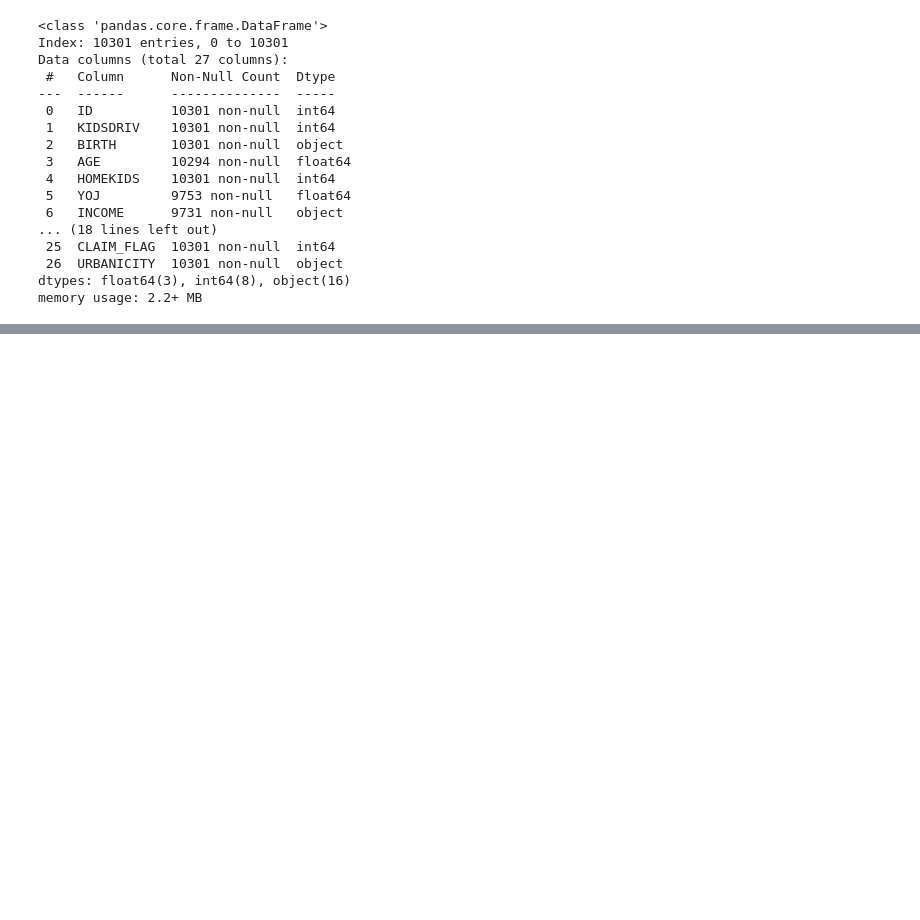
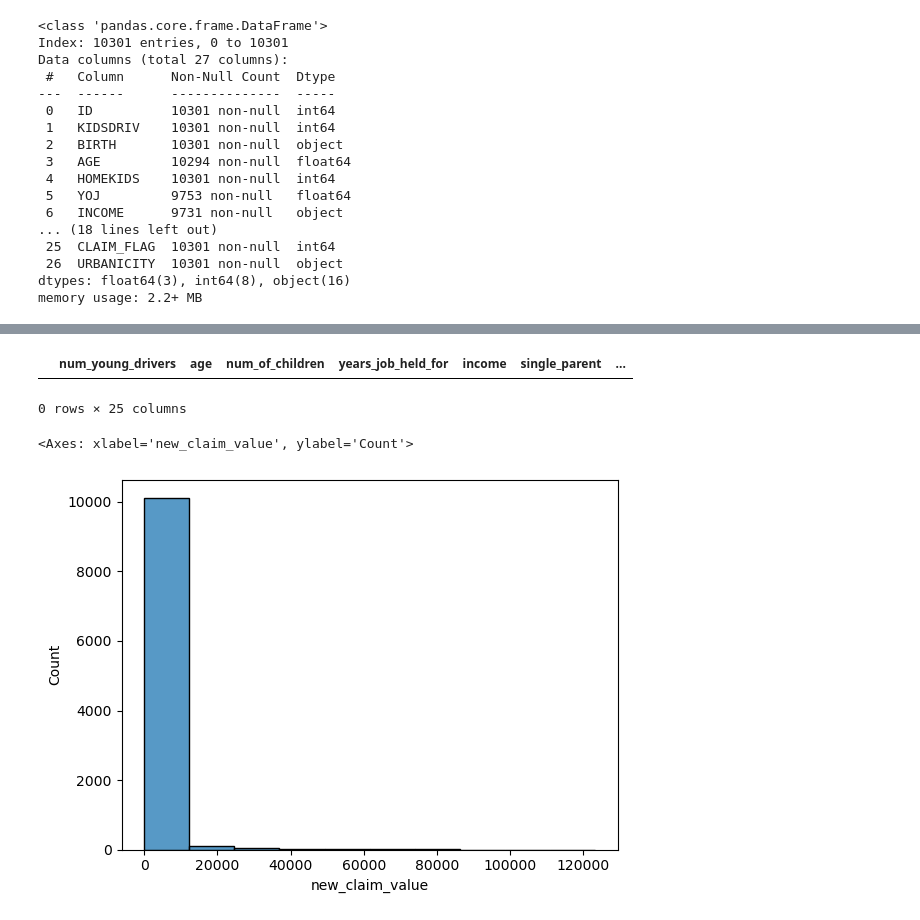
Before and after one commit to overduality/car_insurance, a Jupyter notebook: data_read.ipynb, the cells around one changed output, grey strips where cells are left out. Cells and saved outputs as stored; diff of their text form; code cells hidden in the pictures; blank space fills up the shorter version.

```diff
--- a/data_read.ipynb
+++ b/data_read.ipynb
@@ -86,5 +91,16 @@ data_df.head()
 # %%
 currency_cols = ['income', 'value_of_home', 'vehicle_value', '5_year_total_claims_value', 'new_claim_value']
 
-for col in currency_cols:
-    data_df[col] = data_df[col].replace('[\\$,]', '', regex=True).astype(int64)
+def format_currency_data_cols(data_df, cols):
+        for col in currency_cols:
+            data_df[col] = data_df[col].replace('[\\$,]', '', regex=True).astype('Int64')
+        return data_df
+
+data_df = format_currency_data_cols(data_df, currency_cols)
+# %%
+cols_with_z_prefix = []
+
+for col in data_df.columns:
+    if data_df[col].dtype == 'object':
+        if data_df[col].str.startswith('z_').any():
+            cols_with_z_prefix.append(col)
@@ -90,0 +116,7 @@ for col in currency_cols:
+# %%
+def drop_z_prefix_cols(data_df, cols):
+    for col in cols:
+        data_df[col] = data_df[col].replace('[z_]', '', regex = True)
+    return data_df
+
+data_df = drop_z_prefix_cols(data_df, cols_with_z_prefix)
@@ -90,0 +153,15 @@ for col in currency_cols:
+# %%
+data_df.drop(columns=['date_of_birth', 'ID'], inplace=True)
+# %%
+mask = (data_df['new_claim_value'] > 0) & (data_df['is_claim'] == 0)
+data_df[mask]
+# %% [output]
+|  | num_young_drivers | age | num_of_children | years_job_held_for | income | single_parent | ... |
+0 rows × 25 columns
+# %%
+import seaborn as sns
+
+sns.histplot(data_df['new_claim_value'], bins=10)
+# %% [output]
+<Axes: xlabel='new_claim_value', ylabel='Count'>
+[figure, added]
```
Also changed, not shown: parts of 5 cells of this notebook.
